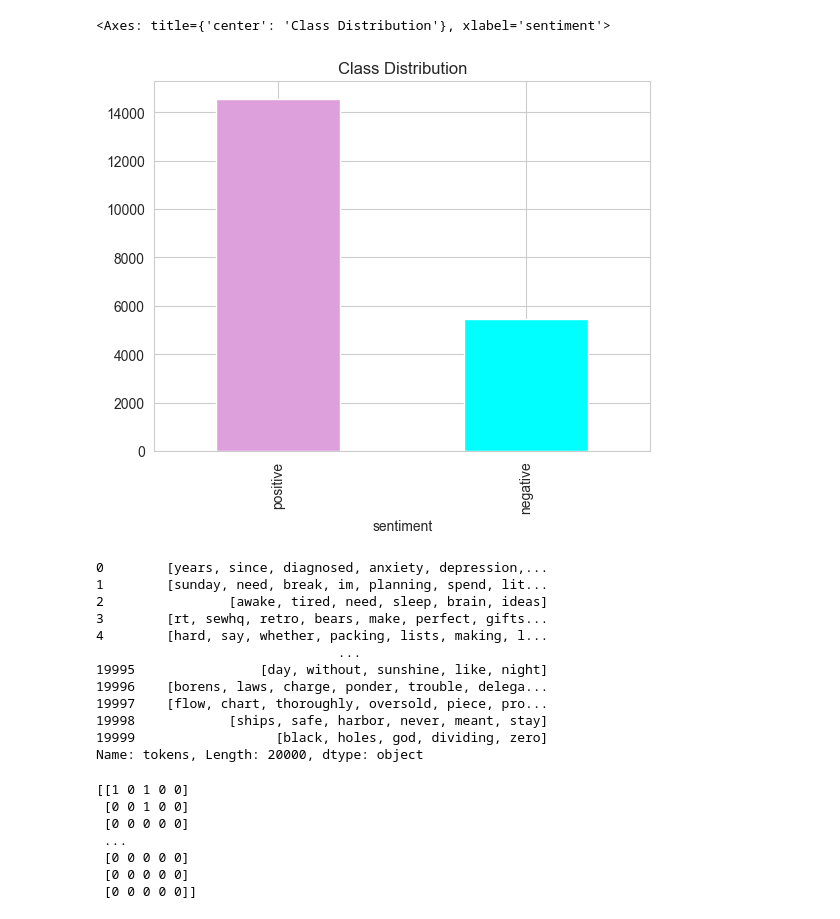
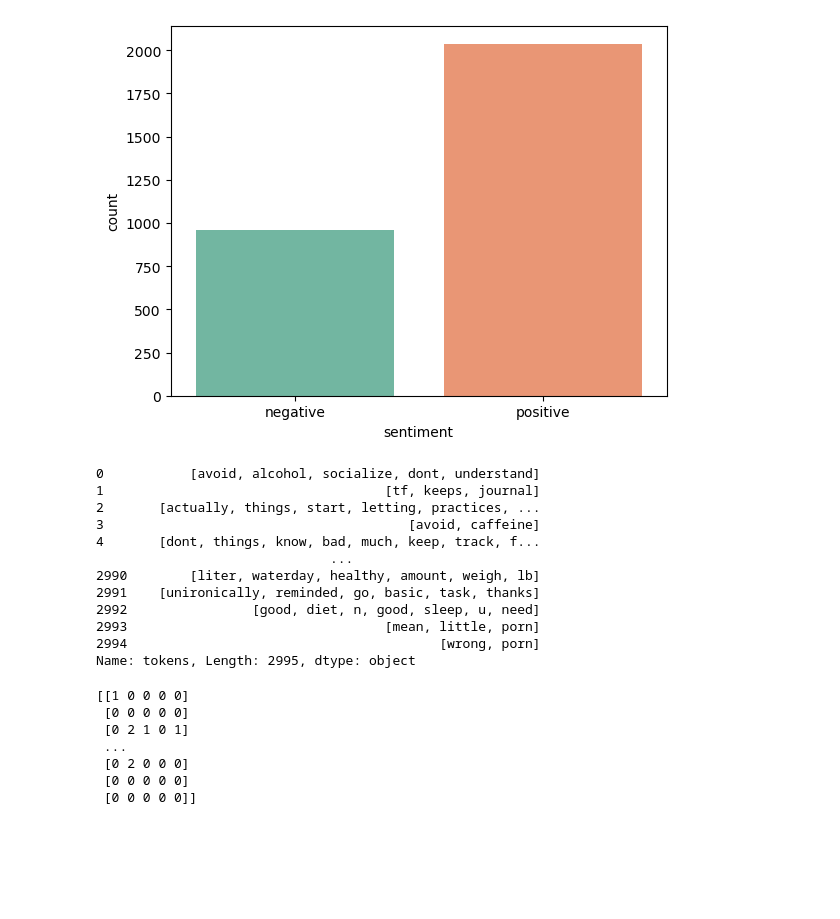
Before and after one commit to shree1808/Depression_prediction_based_on_tweets, a Jupyter notebook: Notebook/depression_prediction.ipynb, the cells around one changed output. Cells and saved outputs as stored; diff of their text form; code cells hidden in the pictures; blank space fills up the shorter version.

```diff
--- a/Notebook/depression_prediction.ipynb
+++ b/Notebook/depression_prediction.ipynb
@@ -186,45 +152,40 @@ df.head()
-# %%
-result= df['sentiment'].value_counts()
-sns.set_style('whitegrid')
-sns.despine(left=True, bottom=True)
-plt.title('Class Distribution')
-result.plot(kind='bar', color = ['plum','cyan'])
-# %% [output]
-<Axes: title={'center': 'Class Distribution'}, xlabel='sentiment'>
-[figure, removed]
+# %%
+sns.set_palette('Set2')
+sns.countplot(df['sentiment'])
+plt.show()
+# %% [output]
+[figure, added]
 # %%
 from nltk.tokenize import word_tokenize
 
-df['tokens'] = df['cleaned_post_text'].apply(word_tokenize)
+df['tokens'] = df['cleaned_comment_text'].apply(word_tokenize)
 df['tokens']
 # %% [output]
-0        [years, since, diagnosed, anxiety, depression,...
-1        [sunday, need, break, im, planning, spend, lit...
-2                [awake, tired, need, sleep, brain, ideas]
-3        [rt, sewhq, retro, bears, make, perfect, gifts...
-4        [hard, say, whether, packing, lists, making, l...
-                               ...
-19995                [day, without, sunshine, like, night]
-19996    [borens, laws, charge, ponder, trouble, delega...
-19997    [flow, chart, thoroughly, oversold, piece, pro...
-19998            [ships, safe, harbor, never, meant, stay]
-19999                  [black, holes, god, dividing, zero]
-Name: tokens, Length: 20000, dtype: object
+0           [avoid, alcohol, socialize, dont, understand]
+1                                    [tf, keeps, journal]
+2       [actually, things, start, letting, practices, ...
+3                                       [avoid, caffeine]
+4       [dont, things, know, bad, much, keep, track, f...
+                              ...
+2990        [liter, waterday, healthy, amount, weigh, lb]
+2991    [unironically, reminded, go, basic, task, thanks]
+2992                [good, diet, n, good, sleep, u, need]
+2993                                 [mean, little, porn]
+2994                                        [wrong, porn]
+Name: tokens, Length: 2995, dtype: object
 # %%
 from sklearn.feature_extraction.text import CountVectorizer
 # %%
-y = df['sentiment']
-
 vectorizer = CountVectorizer(max_features=5)
 
-X = vectorizer.fit_transform(df['cleaned_post_text'])
+X = vectorizer.fit_transform(df['cleaned_comment_text'])
 
 print(X.toarray())
 # %% [output]
-[[1 0 1 0 0]
- [0 0 1 0 0]
+[[1 0 0 0 0]
  [0 0 0 0 0]
+ [0 2 1 0 1]
  ...
- [0 0 0 0 0]
+ [0 2 0 0 0]
  [0 0 0 0 0]
  [0 0 0 0 0]]
```
Also changed, not shown: parts of 27 cells of this notebook, 6 other files.
